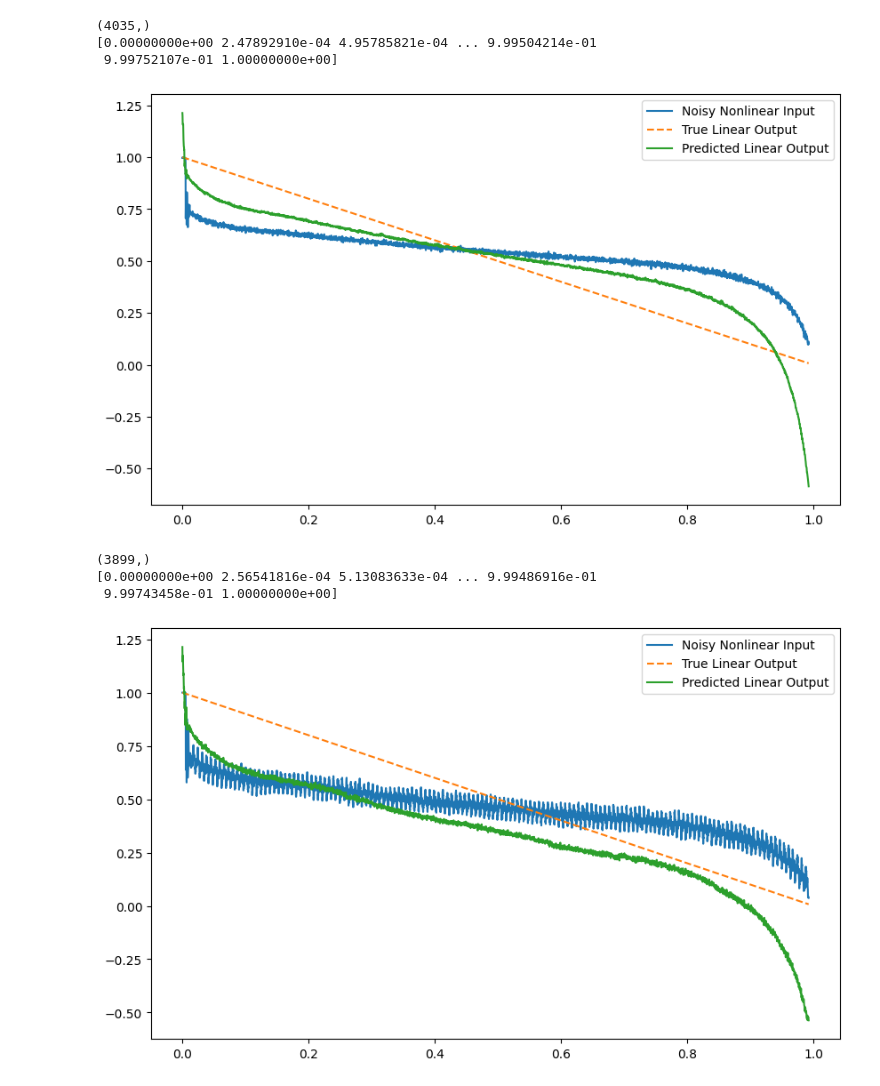
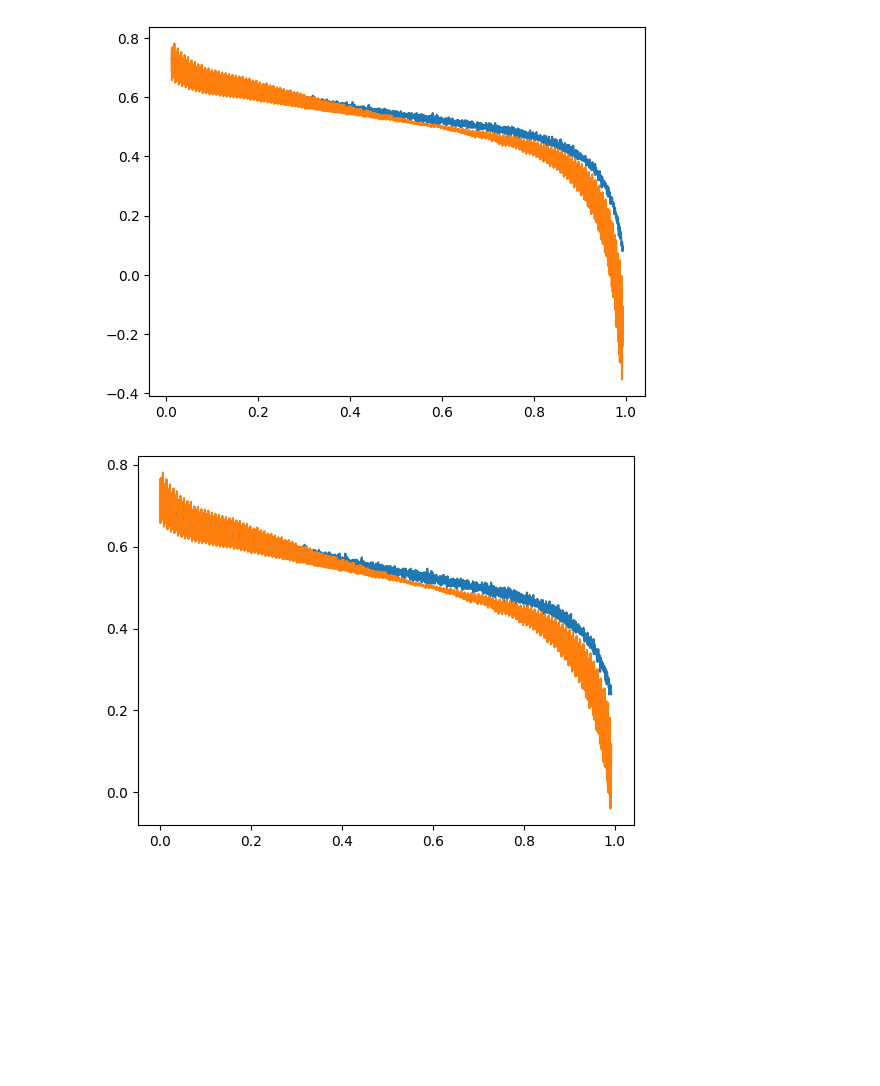
Before and after one commit to martin3698753/cflie, a Jupyter notebook: mlptorch.ipynb, the cells around one changed output. Cells and saved outputs as stored; diff of their text form; code cells hidden in the pictures; blank space fills up the shorter version.

```diff
--- a/mlptorch.ipynb
+++ b/mlptorch.ipynb
@@ -3,10 +3,11 @@
 seq_length = 30 #window
 batch_size = 16
 input_size = seq_length  # Input size is the sequence length
-hidden_size = 10  # Number of neurons in the hidden layers
+hidden_size = 15  # Number of neurons in the hidden layers
 output_size = seq_length  # Output size is the sequence length
 learning_rate = 0.00001
-num_epochs = 200
+num_epochs = 100
+cutoff = 50
 # %%
 import torch
 import torch.nn as nn
@@ -52,4 +53,8 @@ train_data = load_data('data/5-2-25/')
 test_data = load_data('data/4-2-25/')
 train_data, train_param = normalize(train_data)
 test_data, test_param = normalize(test_data)
+train_data = train_data[:, cutoff:]
+plt.plot(train_data[2], train_data[0])
+plt.plot(train_data[2], train_data[1])
+plt.show()
 # %% [output]
@@ -84,17 +89,21 @@ torch.Size([4005, 30]) torch.Size([4005, 30])
 class MLP(nn.Module):
     def __init__(self, input_size, hidden_size, output_size):
         super(MLP, self).__init__()
-        self.fc1 = nn.Linear(input_size, hidden_size)  # Input to hidden layer
-        self.fc2 = nn.Linear(hidden_size, output_size)  # Hidden to output layer
+        self.fc1 = nn.Linear(input_size, 50)  # Input to hidden layer
+        self.fc2 = nn.Linear(50, 35)  # Hidden to output layer
+        self.fc3 = nn.Linear(35, output_size)  # Hidden to output layer
         self.relu = nn.ReLU()  # Activation function
         self.prelu = nn.PReLU()
         self.tanh = nn.Tanh()
+        self.sigmoid = nn.Sigmoid()
 
     def forward(self, x):
         out = self.fc1(x)  # Pass through the hidden layer
         #out = self.relu(out)  # Apply ReLU activation
         out = self.tanh(out)
-        out = self.fc2(out)  # Pass through the output layer
+        out = self.fc2(out)
+        out = self.sigmoid(out)
+        out = self.fc3(out)
         return out
 #'''
 # %%
@@ -144,31 +143,33 @@ Epoch [200/200], Loss: 0.0185
 # %%
 # Test the model
 def test(X, data):
     model.eval()
     with torch.no_grad():
-        predicted = model(X).numpy()  # Shape: (batch_size, seq_length)
+        input_data = data[0]
+        output_data = data[1]
+        time_data = data[2]
+        xs, ys = [], []
+        for i in range(0, len(input_data) - seq_length, seq_length):
+            t = time_data[i:i + seq_length]
+            X = X_train[i]
+            pred = model(X).numpy()
+            plt.plot(t, X, c='tab:blue')
+            plt.plot(t, pred, c='tab:orange')
+        plt.show()
 
     # Plot results
-    t = np.linspace(0, 1, len(data[0]))
-    print(t.shape)
-    print(t)
-    plt.figure(figsize=(10, 6))
-    plt.plot(t[:len(predicted)], data[0][:len(predicted)], label='Noisy Nonlinear Input')
-    plt.plot(t[:len(predicted)], data[1][:len(predicted)], label='True Linear Output', linestyle='--')
+    #t = np.linspace(0, 1, len(data[0]))
+    #plt.figure(figsize=(10, 6))
+    #plt.plot(t[:len(predicted)], data[0][:len(predicted)], label='Noisy Nonlinear Input')
+    #plt.plot(t[:len(predicted)], data[1][:len(predicted)], label='True Linear Output', linestyle='--')
     #plt.plot(t[:len(predicted)], predicted.mean(axis=1), label='Predicted Linear Output')  # Mean across batch
-    plt.plot(t[:len(predicted)], predicted[:, 0], label='Predicted Linear Output')  # Mean across batch
+    #plt.plot(t[:len(predicted)], predicted[:, 0], label='Predicted Linear Output')  # Mean across batch
     #plt.scatter(t[:len(predicted)], predicted.mean(), label='Predicted Linear Output')  # Mean across batch
-    plt.legend()
-    plt.show()
+    #plt.legend()
+    #plt.show()
 
 test(X_train, train_data)
 test(X_test, test_data)
 # %% [output]
-(4035,)
-[0.00000000e+00 2.47892910e-04 4.95785821e-04 ... 9.99504214e-01
- 9.99752107e-01 1.00000000e+00]
-[figure, old version]
+[figure, new version]
-(3899,)
-[0.00000000e+00 2.56541816e-04 5.13083633e-04 ... 9.99486916e-01
- 9.99743458e-01 1.00000000e+00]
-[figure, old version]
+[figure, new version]
```
Also changed, not shown: parts of 4 cells of this notebook, 20 other files.
